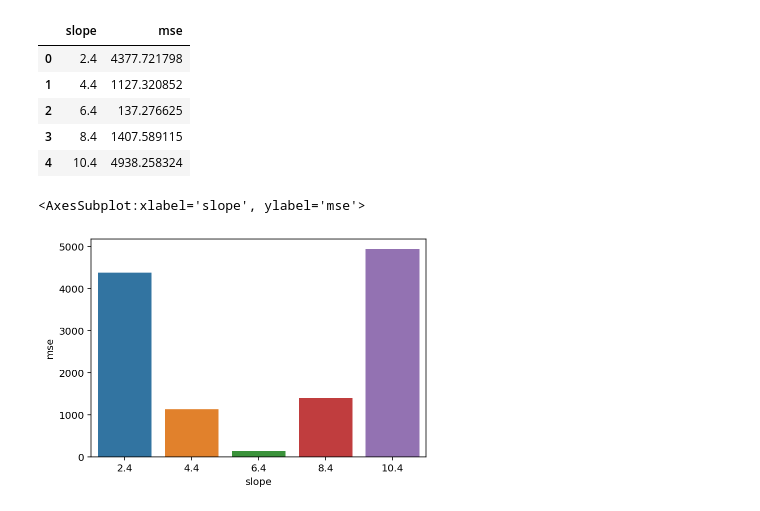
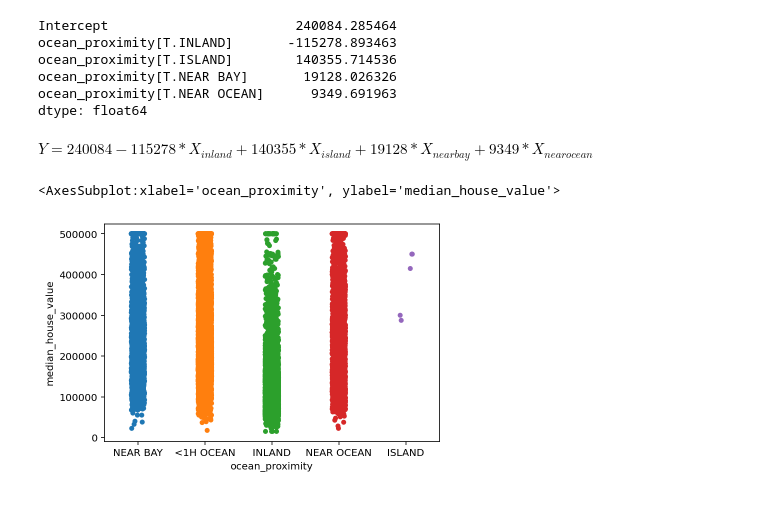
Before and after one commit to UCSD-CSS2/ucsd-css2-website, a Jupyter notebook: _sources/lectures/interactive.ipynb, the cells around one changed output. Drawn from its saved outputs; the diff is of its cells as text; code cells hidden in the pictures.

```diff
--- a/_sources/lectures/interactive.ipynb
+++ b/_sources/lectures/interactive.ipynb
@@ -25,0 +44,3 @@ plot = plt.scatter(X, Y)
+# %%
+df_housing = pd.read_csv("data/housing.csv")
+df_housing.head(5)
@@ -44,14 +61,20 @@ df_errors = pd.DataFrame(errors)
-# %%
-df_errors
-# %% [output]
-|  | slope | mse |
-| 0 | 2.4 | 4377.721798 |
-| 1 | 4.4 | 1127.320852 |
-| 2 | 6.4 | 137.276625 |
-| 3 | 8.4 | 1407.589115 |
-| 4 | 10.4 | 4938.258324 |
+# %%
+mod_ocean = smf.ols(data = df_housing,
+                     formula = "median_house_value ~ ocean_proximity").fit()
+mod_ocean.params
+# %% [output]
+Intercept                        240084.285464
+ocean_proximity[T.INLAND]       -115278.893463
+ocean_proximity[T.ISLAND]        140355.714536
+ocean_proximity[T.NEAR BAY]       19128.026326
+ocean_proximity[T.NEAR OCEAN]      9349.691963
+dtype: float64
+# %% [markdown]
+$Y = 240084 - 115278 * X_{inland} + 140355 * X_{island} + 19128 * X_{near bay} + 9349 * X_{near ocean}$
 # %%
-sns.barplot(data = df_errors, x = "slope", y = "mse")
+sns.stripplot(data = df_housing,
+             x = "ocean_proximity",
+             y = "median_house_value")
 # %% [output]
-<AxesSubplot:xlabel='slope', ylabel='mse'>
+<AxesSubplot:xlabel='ocean_proximity', ylabel='median_house_value'>
-[figure, old version]
+[figure, new version]
```
Also changed, not shown: parts of 12 cells of this notebook, 57 other files.
